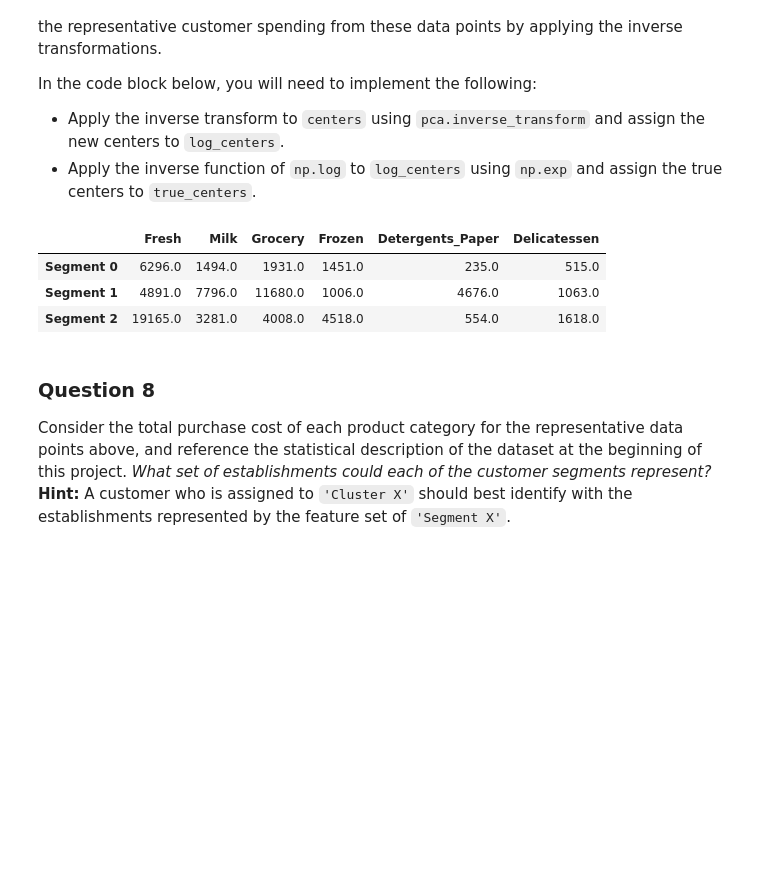
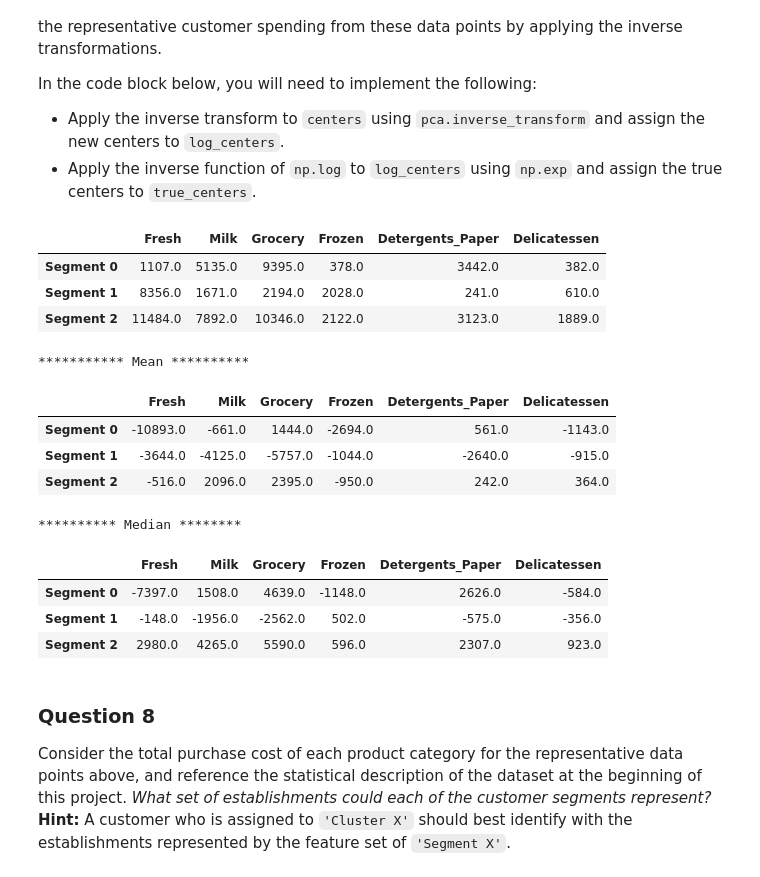
Before and after one commit to vk927/udacity-MLND, a Jupyter notebook: Customer_Segments/customer_segments.ipynb, the cells around one changed output. Drawn from its saved outputs; the diff is of its cells as text; code cells hidden in the pictures; blank space fills up the shorter version.

```diff
--- a/Customer_Segments/customer_segments.ipynb
+++ b/Customer_Segments/customer_segments.ipynb
@@ -232,6 +232,8 @@ In the code block below, you will need to implement the following:
 Once you have performed this implementation, the dataset will be stored in the variable `good_data`.
 # %%
 # For each feature find the data points with extreme high or low values
+import collections
+megalist=[]
 for feature in log_data.keys():
 
     # TODO: Calculate Q1 (25th percentile of the data) for the given feature
@@ -250,13 +252,27 @@ for feature in log_data.keys():
     print "Data points considered outliers for the feature '{}':".format(feature)
     display(log_data[~((log_data[feature] >= Q1 - step) & (log_data[feature] <= Q3 + step))])
 
-# OPTIONAL: Select the indices for data points you wish to remove
-outliers  = [65,66,81,95,96,128,171,193,218,304,305,338,353,355,357,412,86,98,154,356,75,38,57,65,145,175,264,325,420,429,439,161,109,137,142,154,183,184,187,203,233,285,289,343]
+    megalist.extend(log_data[~((log_data[feature] >= Q1 - step) & (log_data[feature] <= Q3 + step))].index.tolist())
+
+
+
+
+counter=collections.Counter(megalist)
+
+vc=dict(counter)
+
+outliers=[]
+for k,v in vc.items():
+    if v>1:
+        outliers.append(k)
+
+print 'outliers are ',outliers
+
+ # OPTIONAL: Select the indices for data points you wish to remove
+#outliers  = [65,66,81,95,96,128,171,193,218,304,305,338,353,355,357,412,86,98,154,356,75,38,57,65,145,175,264,325,420,429,439,161,109,137,142,154,183,184,187,203,233,285,289,343]
 
 # Remove the outliers, if any were specified
 good_data = log_data.drop(log_data.index[outliers]).reset_index(drop = True)
-
-#print '*******',good_data
 # %% [output]
 Data points considered outliers for the feature 'Fresh':
 |  | Fresh | Milk | Grocery | Frozen | Detergents_Paper | Delicatessen |
@@ -581,20 +607,35 @@ In the code block below, you will need to implement the following:
 # %%
 # TODO: Inverse transform the centers
 log_centers = pca.inverse_transform(centers)
 
 # TODO: Exponentiate the centers
 true_centers = np.exp(log_centers)
 
 # Display the true centers
 segments = ['Segment {}'.format(i) for i in range(0,len(centers))]
 true_centers = pd.DataFrame(np.round(true_centers), columns = data.keys())
 true_centers.index = segments
 display(true_centers)
+
+print '*********** Mean **********'
+display(true_centers-data.mean().round())
+print '********** Median ********'
+display(true_centers-data.median().round())
 # %% [output]
 |  | Fresh | Milk | Grocery | Frozen | Detergents_Paper | Delicatessen |
-| Segment 0 | 6296.0 | 1494.0 | 1931.0 | 1451.0 | 235.0 | 515.0 |
-| Segment 1 | 4891.0 | 7796.0 | 11680.0 | 1006.0 | 4676.0 | 1063.0 |
-| Segment 2 | 19165.0 | 3281.0 | 4008.0 | 4518.0 | 554.0 | 1618.0 |
+| Segment 0 | 1107.0 | 5135.0 | 9395.0 | 378.0 | 3442.0 | 382.0 |
+| Segment 1 | 8356.0 | 1671.0 | 2194.0 | 2028.0 | 241.0 | 610.0 |
+| Segment 2 | 11484.0 | 7892.0 | 10346.0 | 2122.0 | 3123.0 | 1889.0 |
+*********** Mean **********
+|  | Fresh | Milk | Grocery | Frozen | Detergents_Paper | Delicatessen |
+| Segment 0 | -10893.0 | -661.0 | 1444.0 | -2694.0 | 561.0 | -1143.0 |
+| Segment 1 | -3644.0 | -4125.0 | -5757.0 | -1044.0 | -2640.0 | -915.0 |
+| Segment 2 | -516.0 | 2096.0 | 2395.0 | -950.0 | 242.0 | 364.0 |
+********** Median ********
+|  | Fresh | Milk | Grocery | Frozen | Detergents_Paper | Delicatessen |
+| Segment 0 | -7397.0 | 1508.0 | 4639.0 | -1148.0 | 2626.0 | -584.0 |
+| Segment 1 | -148.0 | -1956.0 | -2562.0 | 502.0 | -575.0 | -356.0 |
+| Segment 2 | 2980.0 | 4265.0 | 5590.0 | 596.0 | 2307.0 | 923.0 |
 # %% [markdown]
 ### Question 8
 Consider the total purchase cost of each product category for the representative data points above, and reference the statistical description of the dataset at the beginning of this project. *What set of establishments could each of the customer segments represent?*
```
Also changed, not shown: parts of 17 cells of this notebook, 1 other file.
